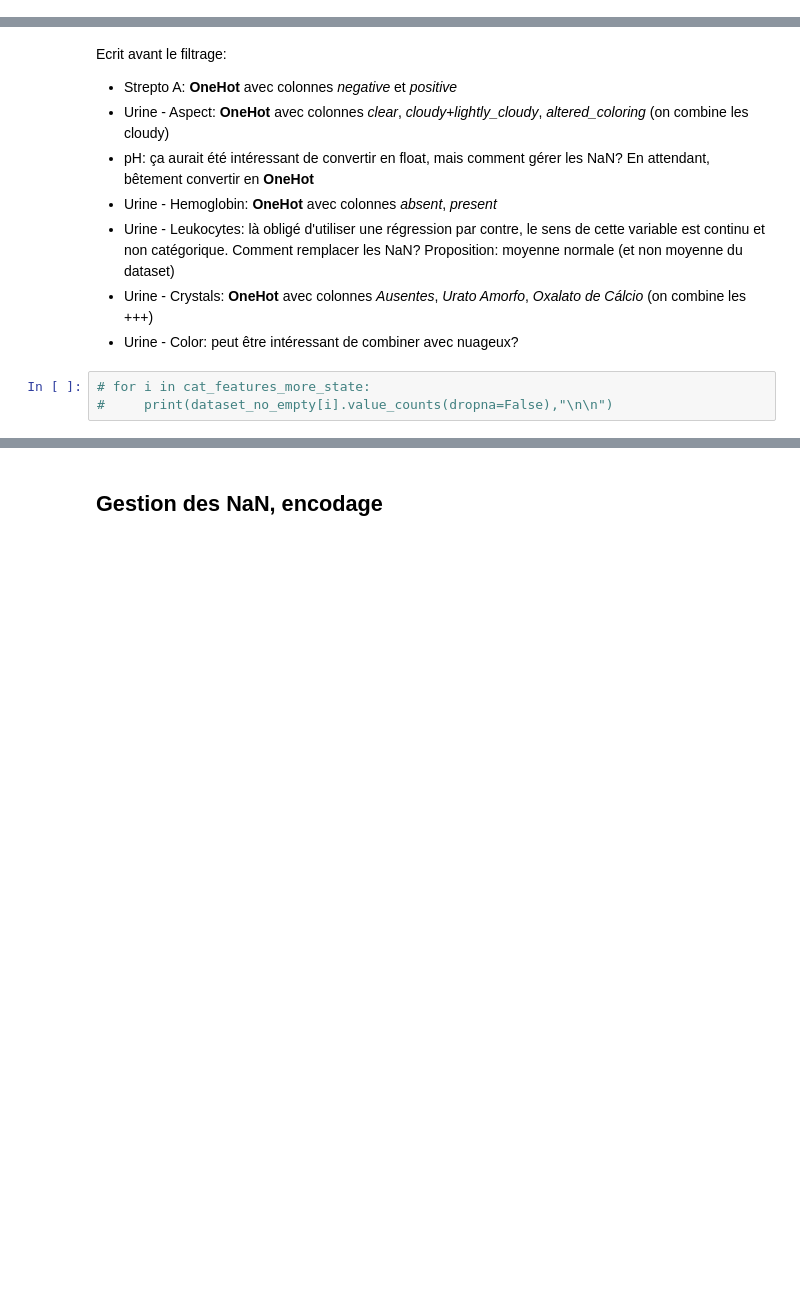
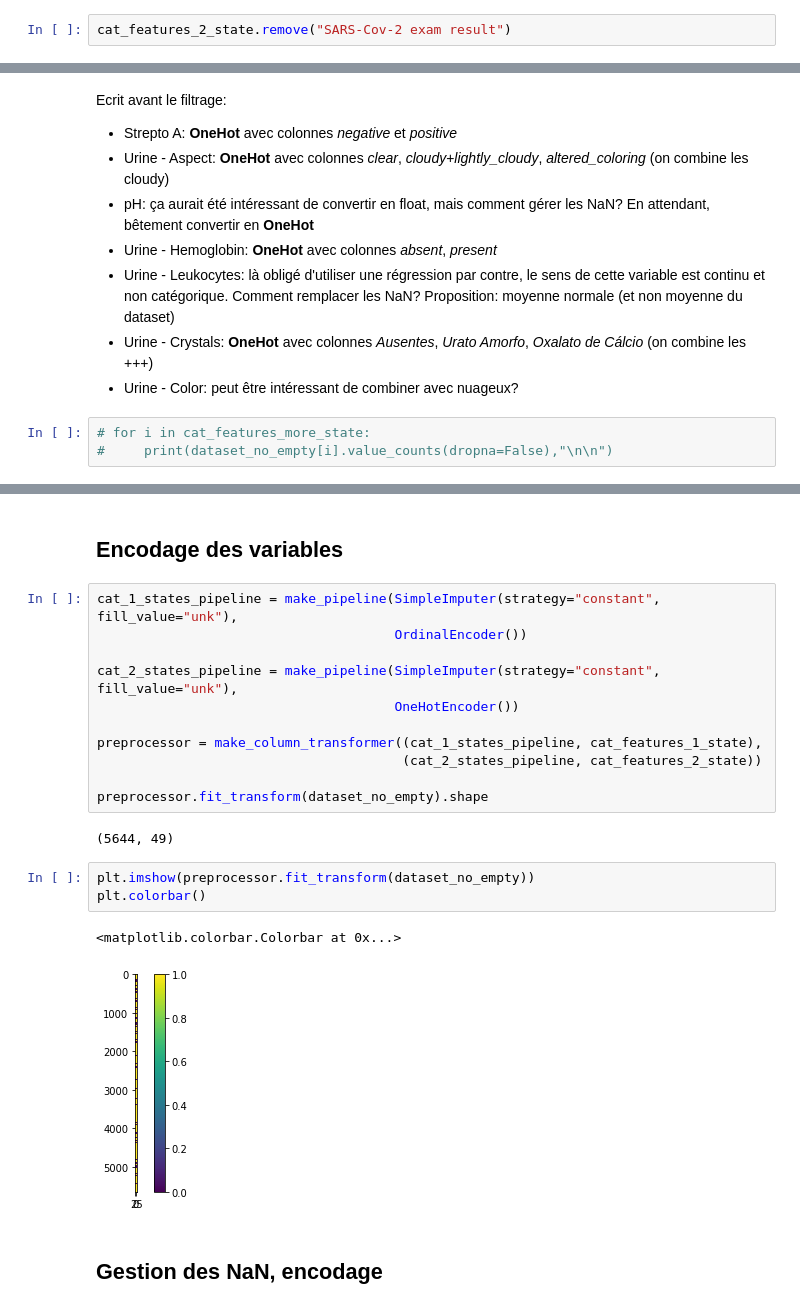
Before and after one commit to stephanefevrier/COVID-19-clinical-classification, a Jupyter notebook: c19-clinical-classification.ipynb, the cells around one changed output, grey strips where cells are left out. Saved outputs shown, nothing was run; the diff lists cells and outputs as text; blank space fills up the shorter version.

Commit message:
début encodage

```diff
--- a/c19-clinical-classification.ipynb
+++ b/c19-clinical-classification.ipynb
@@ -433,3 +428,5 @@ Mis à part la variable cible qui peut être convertie en ordinal, les autres pr
+# %%
+cat_features_2_state.remove("SARS-Cov-2 exam result")
 # %%
 for i in cat_features_2_state:
     print(dataset_no_empty[i].value_counts(dropna=False),"\n\n")
@@ -490,3 +567,24 @@ to_delete_columns = empty_columns + useless_columns
+# %% [markdown]
+## Encodage des variables
+# %%
+cat_1_states_pipeline = make_pipeline(SimpleImputer(strategy="constant", fill_value="unk"),
+                                      OrdinalEncoder())
+
+cat_2_states_pipeline = make_pipeline(SimpleImputer(strategy="constant", fill_value="unk"),
+                                      OneHotEncoder())
+
+preprocessor = make_column_transformer((cat_1_states_pipeline, cat_features_1_state),
+                                       (cat_2_states_pipeline, cat_features_2_state))
+
+preprocessor.fit_transform(dataset_no_empty).shape
+# %% [output]
+(5644, 49)
+# %%
+plt.imshow(preprocessor.fit_transform(dataset_no_empty))
+plt.colorbar()
+# %% [output]
+<matplotlib.colorbar.Colorbar at 0x...>
+[figure, added]
 # %% [markdown]
 ## Gestion des NaN, encodage
 # %% [markdown]
```
Also changed, not shown: parts of 22 cells of this notebook.
